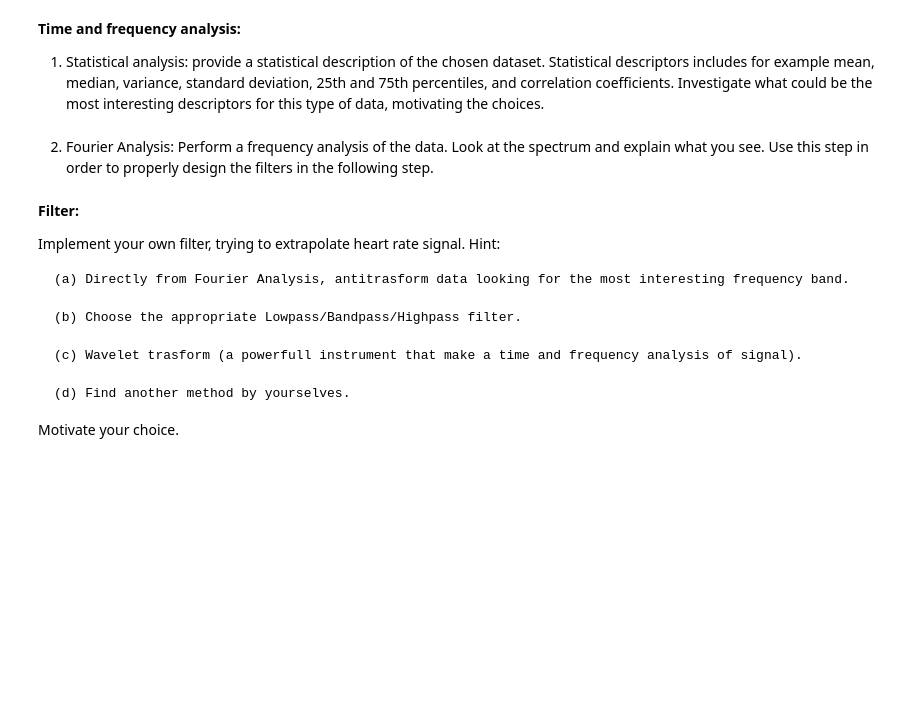
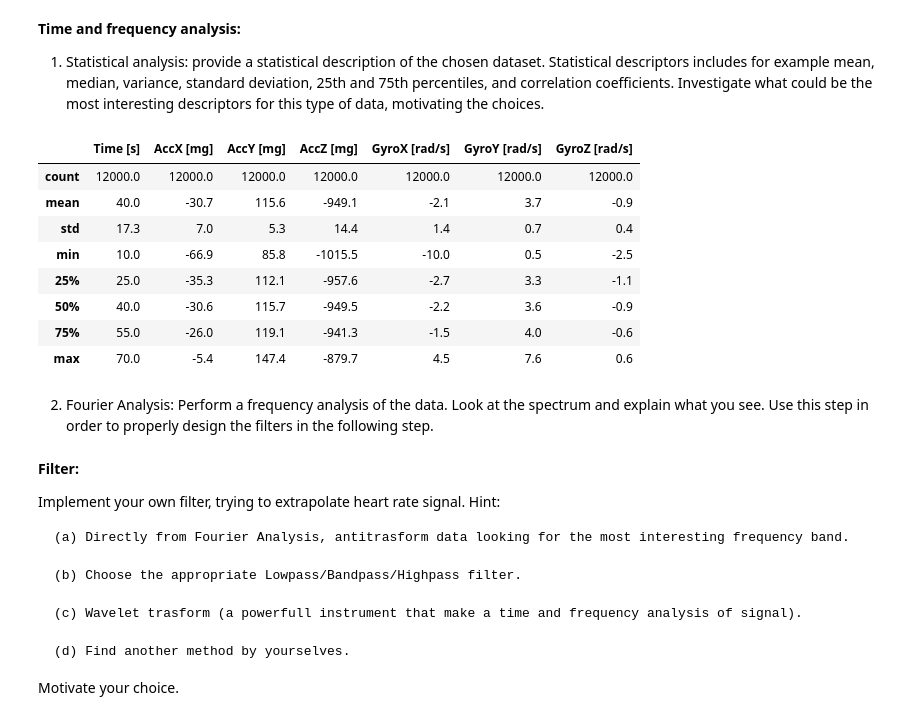
Before and after one commit to CrostaBot/HeartRateEstimation, a Jupyter notebook: SCG.ipynb, the cells around one changed output. Drawn from its saved outputs; the diff is of its cells as text; code cells hidden in the pictures; blank space fills up the shorter version.

```diff
--- a/SCG.ipynb
+++ b/SCG.ipynb
@@ -211,6 +231,23 @@ Fraction of the total variability keeping only the first principal component:  4
 **Time and frequency analysis:**
 
 1. Statistical analysis: provide a statistical description of the chosen dataset. Statistical descriptors includes for example mean, median, variance, standard deviation, 25th and 75th percentiles, and correlation coefficients. Investigate what could be the most interesting descriptors for this type of data, motivating the choices.
+# %%
+# compute statistics
+df_stat = df_sternum.describe()
+df_stat = df_stat.rename(columns={"Time": "Time [s]", "AccX": "AccX [mg]", "AccY": "AccY [mg]", "AccZ": "AccZ [mg]", "GyroX": "GyroX [rad/s]", "GyroY": "GyroY [rad/s]", "GyroZ": "GyroZ [rad/s]"})
+df_stat.round(1)
+stat = df_stat.iloc[:,1:].round(1)
+stat
+# %% [output]
+|  | Time [s] | AccX [mg] | AccY [mg] | AccZ [mg] | GyroX [rad/s] | GyroY [rad/s] | GyroZ [rad/s] |
+| count | 12000.0 | 12000.0 | 12000.0 | 12000.0 | 12000.0 | 12000.0 | 12000.0 |
+| mean | 40.0 | -30.7 | 115.6 | -949.1 | -2.1 | 3.7 | -0.9 |
+| std | 17.3 | 7.0 | 5.3 | 14.4 | 1.4 | 0.7 | 0.4 |
+| min | 10.0 | -66.9 | 85.8 | -1015.5 | -10.0 | 0.5 | -2.5 |
+| 25% | 25.0 | -35.3 | 112.1 | -957.6 | -2.7 | 3.3 | -1.1 |
+| 50% | 40.0 | -30.6 | 115.7 | -949.5 | -2.2 | 3.6 | -0.9 |
+| 75% | 55.0 | -26.0 | 119.1 | -941.3 | -1.5 | 4.0 | -0.6 |
+| max | 70.0 | -5.4 | 147.4 | -879.7 | 4.5 | 7.6 | 0.6 |
 # %% [markdown]
 2. Fourier Analysis: Perform a frequency analysis of the data. Look at the spectrum and explain what you see. Use this step in order to properly design the filters in the following step.
 # %% [markdown]
```
Also changed, not shown: parts of 8 cells of this notebook.
